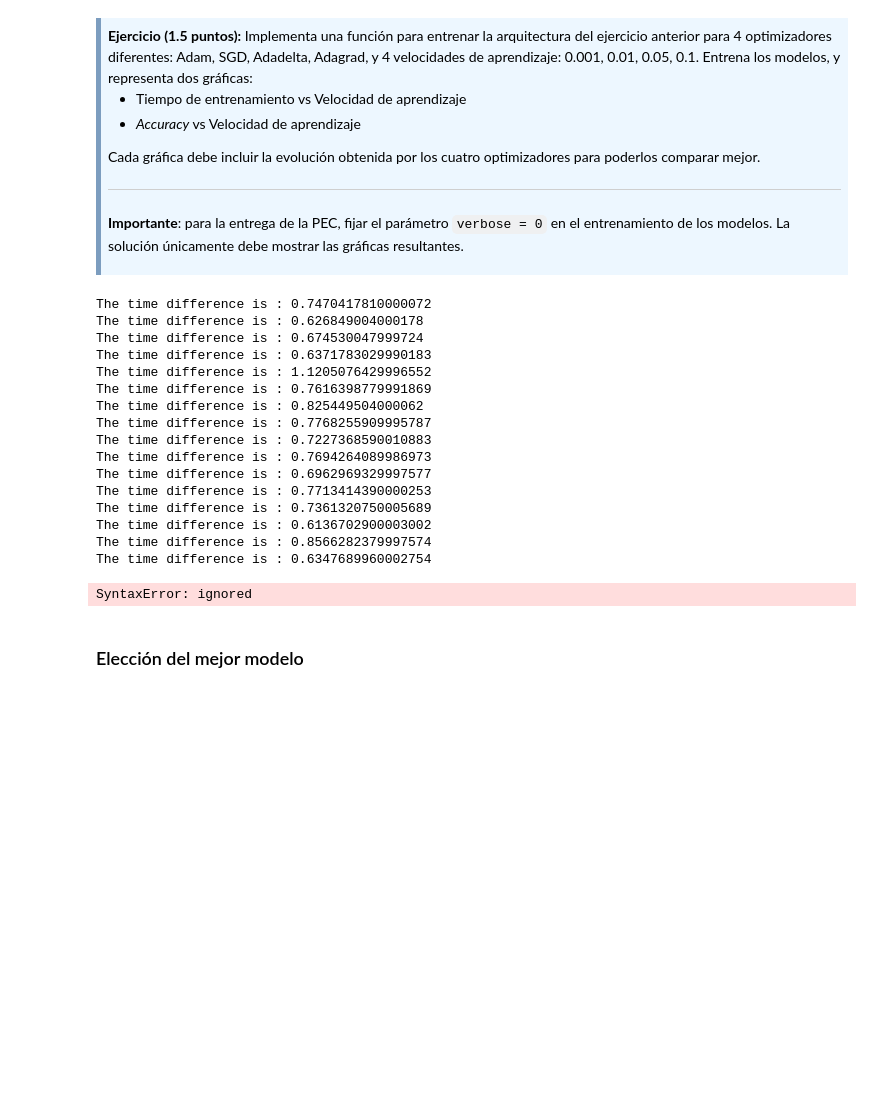
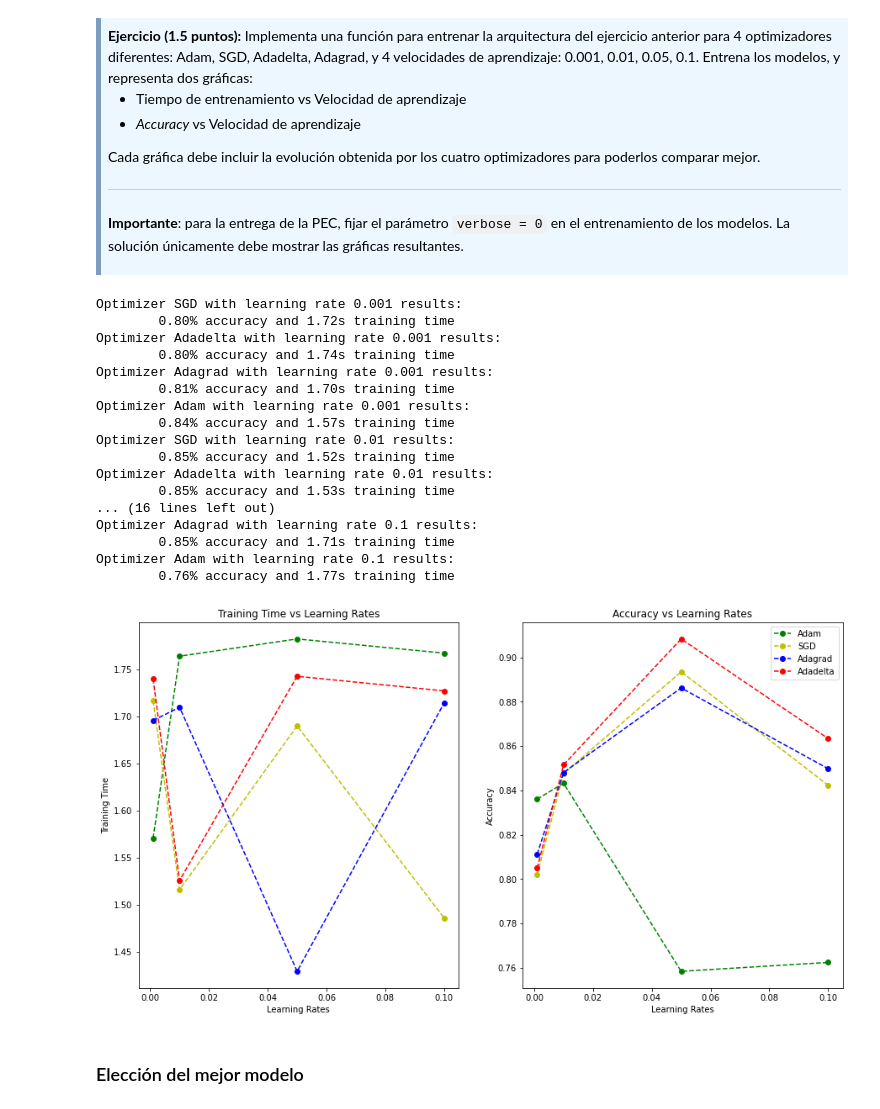
Before and after one commit to mtablado/uoc2022_deeplearning_pec1, a Jupyter notebook: 20212_M2_875_PEC1_Enunciado.ipynb, the cells around one changed output. Saved outputs shown, nothing was run; the diff lists cells and outputs as text; code cells hidden in the pictures; blank space fills up the shorter version.

```diff
--- a/20212_M2_875_PEC1_Enunciado.ipynb
+++ b/20212_M2_875_PEC1_Enunciado.ipynb
@@ -437,41 +438,48 @@ def compute(model):
   optimizers = []
   result = []
   for r in range(len(rates)):
-    optimizers.append([Adam(learning_rate=rates[r]), "Adam", rates[r]])
     optimizers.append([SGD(learning_rate=rates[r]), "SGD", rates[r]])
     optimizers.append([Adadelta(learning_rate=rates[r]), "Adadelta", rates[r]])
     optimizers.append([Adagrad(learning_rate=rates[r]), "Adagrad", rates[r]])
+    optimizers.append([Adam(learning_rate=rates[r]), "Adam", rates[r]])
 
   for i in range(len(optimizers)):
     optimizer = optimizers[i]
+    # Not sure if this helps reseting the model
+    model.build()
     model.compile(optimizer[0], "categorical_crossentropy", metrics=["accuracy"])
     t0 = timeit.default_timer()
-    history = model.fit(X_train, y_train, epochs=20, batch_size=64, verbose=0)
+    history = model.fit(X_train, y_train, epochs=20, batch_size=64, verbose=0,
+                        validation_data=(X_test, y_test))
     training_time = timeit.default_timer() - t0
-    print("The time difference is :", training_time)
     avg_accuracy = np.mean(history.history['accuracy'])
+    msg = ("Optimizer {model} with learning rate {rate} results:\n\t" \
+          "{accuracy:.2f}% accuracy and {time:.2f}s training time").format(
+        model=optimizer[1], rate=optimizer[2], time=training_time, accuracy=avg_accuracy)
+    print(msg)
     result.append([optimizer[1], optimizer[2], training_time, avg_accuracy])
   return result
 # %%
 #Compute models
 c = compute(model)
 # %% [output]
-The time difference is : 0.7470417810000072
-The time difference is : 0.626849004000178
-The time difference is : 0.674530047999724
-The time difference is : 0.6371783029990183
-The time difference is : 1.1205076429996552
-The time difference is : 0.7616398779991869
-The time difference is : 0.825449504000062
-The time difference is : 0.7768255909995787
-The time difference is : 0.7227368590010883
-The time difference is : 0.7694264089986973
-The time difference is : 0.6962969329997577
-The time difference is : 0.7713414390000253
-The time difference is : 0.7361320750005689
-The time difference is : 0.6136702900003002
-The time difference is : 0.8566282379997574
-The time difference is : 0.6347689960002754
+Optimizer SGD with learning rate 0.001 results:
+        0.80% accuracy and 1.72s training time
+Optimizer Adadelta with learning rate 0.001 results:
+        0.80% accuracy and 1.74s training time
+Optimizer Adagrad with learning rate 0.001 results:
+        0.81% accuracy and 1.70s training time
+Optimizer Adam with learning rate 0.001 results:
+        0.84% accuracy and 1.57s training time
+Optimizer SGD with learning rate 0.01 results:
+        0.85% accuracy and 1.52s training time
+Optimizer Adadelta with learning rate 0.01 results:
+        0.85% accuracy and 1.53s training time
+... (16 lines left out)
+Optimizer Adagrad with learning rate 0.1 results:
+        0.85% accuracy and 1.71s training time
+Optimizer Adam with learning rate 0.1 results:
+        0.76% accuracy and 1.77s training time
 # %%
 #Plots
 
@@ -513,39 +521,34 @@ for i in range(len(times)):
     sgd_accuracy.append(acc[i])
   elif opts[i] == 'Adagrad':
     adagrad_rates.append(rates[i])
     adagrad_times.append(times[i])
     adagrad_accuracy.append(acc[i])
   elif opts[i] == 'Adadelta':
     adadelta_rates.append(rates[i])
     adadelta_times.append(times[i])
     adadelta_accuracy.append(acc[i])
 
 fig, ax = plt.subplots(1,2, figsize=(15,8))
 
-learning_rates = [0.001, 0.01, 0.05, 0.1]
-ax[0].set_xticks=([0, 5, 10, 20], labels=learning_rates)
-#ax[0].set_xticklabels(learning_rates)
-
 ax[0].plot(adam_rates, adam_times, linestyle='--', marker='o', color='g', label='Adam')
 ax[0].plot(sgd_rates, sgd_times, linestyle='--', marker='o', color='y', label='SGD')
 ax[0].plot(adagrad_rates, adagrad_times, linestyle='--', marker='o', color='b', label='Adagrad')
 ax[0].plot(adadelta_rates, adadelta_times, linestyle='--', marker='o', color='r', label='Adadelta')
 ax[0].set_title('Training Time vs Learning Rates')
 ax[0].set_xlabel('Learning Rates')
 ax[0].set_ylabel('Training Time')
 
-ax[1].set_xticklabels(learning_rates, minor=False)
 ax[1].plot(adam_rates, adam_accuracy, linestyle='--', marker='o', color='g', label='Adam')
 ax[1].plot(sgd_rates, sgd_accuracy, linestyle='--', marker='o', color='y', label='SGD')
 ax[1].plot(adagrad_rates, adagrad_accuracy, linestyle='--', marker='o', color='b', label='Adagrad')
 ax[1].plot(adadelta_rates, adadelta_accuracy, linestyle='--', marker='o', color='r', label='Adadelta')
 ax[1].set_title('Accuracy vs Learning Rates')
 ax[1].set_xlabel('Learning Rates')
 ax[1].set_ylabel('Accuracy')
 plt.legend()
 plt.show()
 # %% [output]
-SyntaxError: ignored
+[figure, added]
 # %% [markdown]
 ### Elección del mejor modelo
 # %% [markdown]
```
Also changed, not shown: parts of 12 cells of this notebook.
